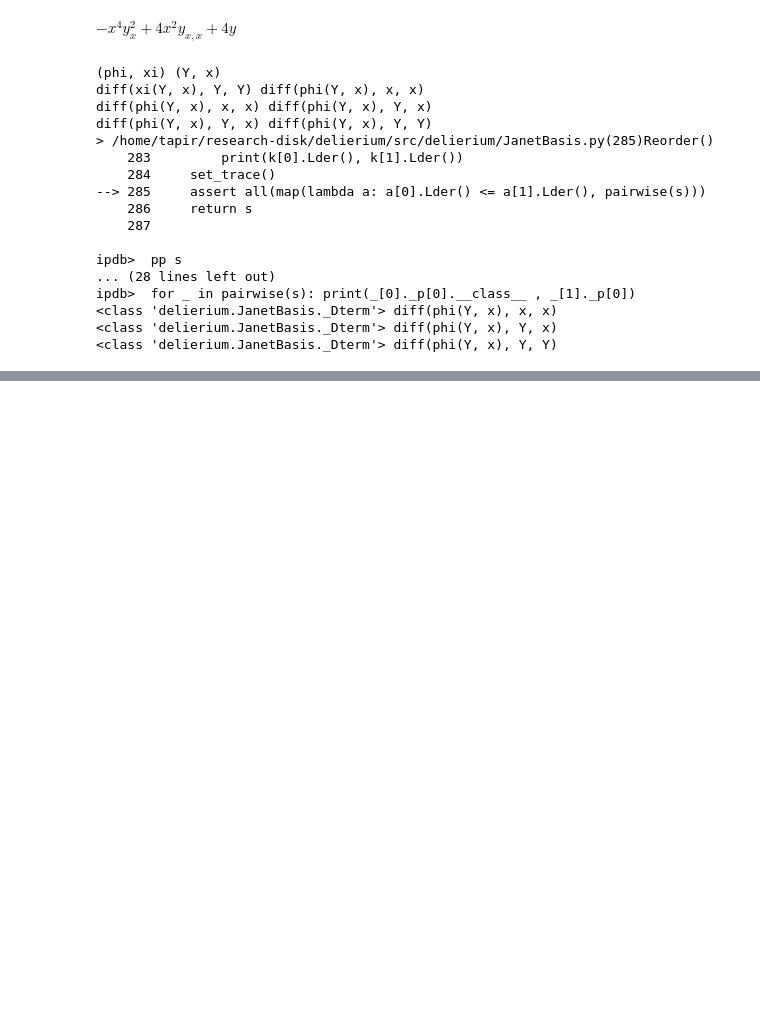
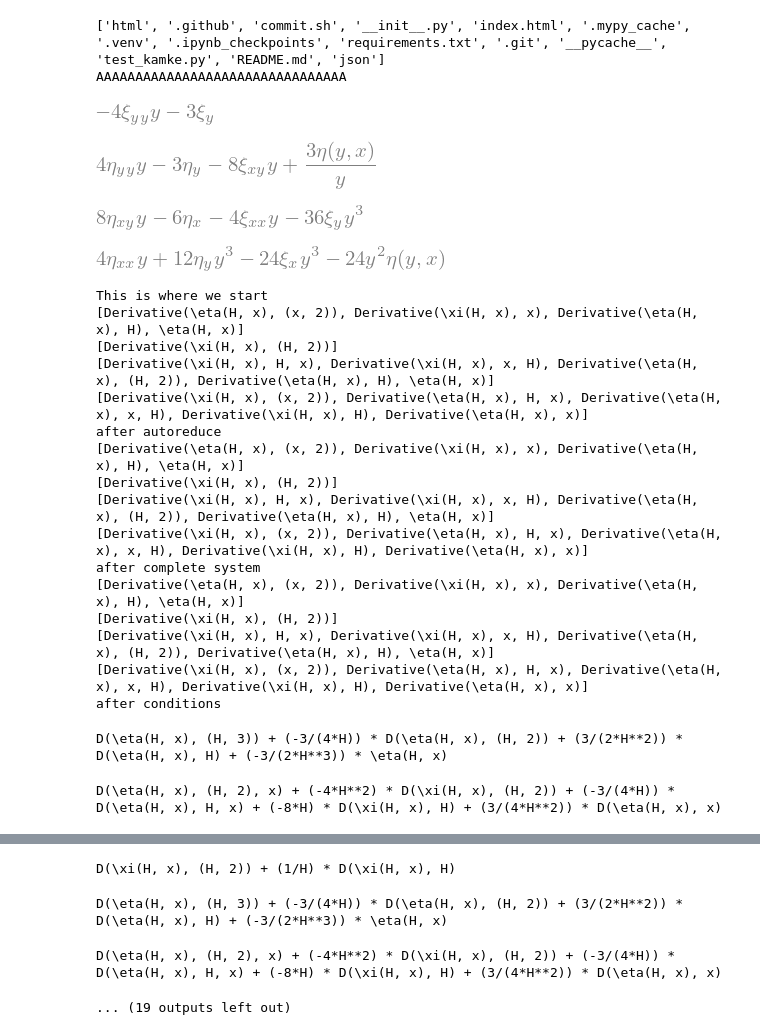
Before and after one commit to tapir442/delierium, a Jupyter notebook: notebooks/Schwarz/Schwarz_5.03.ipynb, the cells around one changed output, grey strips where cells are left out. Cells and saved outputs as stored; diff of their text form; code cells hidden in the pictures; blank space fills up the shorter version.

```diff
--- a/notebooks/Schwarz/Schwarz_5.03.ipynb
+++ b/notebooks/Schwarz/Schwarz_5.03.ipynb
@@ -1,25 +1,31 @@
 # %%
 import sys
-sys.path.insert(0, ".")
+sys.path.insert(0, "../../kamke-test-suite")
 
 import execute_kamke
 execute_kamke.execute_kamke("chapter_6", "kamke_6.159")
 # %% [output]
-$\displaystyle -x^4 y_{x}^2 + 4 x^2 y_{x, x} + 4 y$
-(phi, xi) (Y, x)
-diff(xi(Y, x), Y, Y) diff(phi(Y, x), x, x)
-diff(phi(Y, x), x, x) diff(phi(Y, x), Y, x)
-diff(phi(Y, x), Y, x) diff(phi(Y, x), Y, Y)
-> /home/tapir/research-disk/delierium/src/delierium/JanetBasis.py(285)Reorder()
-    283         print(k[0].Lder(), k[1].Lder())
-    284     set_trace()
---> 285     assert all(map(lambda a: a[0].Lder() <= a[1].Lder(), pairwise(s)))
-    286     return s
-    287
-
-ipdb>  pp s
-... (28 lines left out)
-ipdb>  for _ in pairwise(s): print(_[0]._p[0].__class__ , _[1]._p[0])
-<class 'delierium.JanetBasis._Dterm'> diff(phi(Y, x), x, x)
-<class 'delierium.JanetBasis._Dterm'> diff(phi(Y, x), Y, x)
-<class 'delierium.JanetBasis._Dterm'> diff(phi(Y, x), Y, Y)
+['html', '.github', 'commit.sh', '__init__.py', 'index.html', '.mypy_cache', '.venv', '.ipynb_checkpoints', 'requirements.txt', '.git', '__pycache__', 'test_kamke.py', 'README.md', 'json']
+AAAAAAAAAAAAAAAAAAAAAAAAAAAAAAAA
+[figure, added]
+[figure, added]
+[figure, added]
+[figure, added]
+This is where we start
+[Derivative(\eta(H, x), (x, 2)), Derivative(\xi(H, x), x), Derivative(\eta(H, x), H), \eta(H, x)]
+[Derivative(\xi(H, x), (H, 2))]
+[Derivative(\xi(H, x), H, x), Derivative(\xi(H, x), x, H), Derivative(\eta(H, x), (H, 2)), Derivative(\eta(H, x), H), \eta(H, x)]
+[Derivative(\xi(H, x), (x, 2)), Derivative(\eta(H, x), H, x), Derivative(\eta(H, x), x, H), Derivative(\xi(H, x), H), Derivative(\eta(H, x), x)]
+after autoreduce
+[Derivative(\eta(H, x), (x, 2)), Derivative(\xi(H, x), x), Derivative(\eta(H, x), H), \eta(H, x)]
+[Derivative(\xi(H, x), (H, 2))]
+[Derivative(\xi(H, x), H, x), Derivative(\xi(H, x), x, H), Derivative(\eta(H, x), (H, 2)), Derivative(\eta(H, x), H), \eta(H, x)]
+[Derivative(\xi(H, x), (x, 2)), Derivative(\eta(H, x), H, x), Derivative(\eta(H, x), x, H), Derivative(\xi(H, x), H), Derivative(\eta(H, x), x)]
+after complete system
+[Derivative(\eta(H, x), (x, 2)), Derivative(\xi(H, x), x), Derivative(\eta(H, x), H), \eta(H, x)]
+[Derivative(\xi(H, x), (H, 2))]
+[Derivative(\xi(H, x), H, x), Derivative(\xi(H, x), x, H), Derivative(\eta(H, x), (H, 2)), Derivative(\eta(H, x), H), \eta(H, x)]
+[Derivative(\xi(H, x), (x, 2)), Derivative(\eta(H, x), H, x), Derivative(\eta(H, x), x, H), Derivative(\xi(H, x), H), Derivative(\eta(H, x), x)]
+after conditions
+D(\eta(H, x), (H, 3)) + (-3/(4*H)) * D(\eta(H, x), (H, 2)) + (3/(2*H**2)) * D(\eta(H, x), H) + (-3/(2*H**3)) * \eta(H, x)
+D(\eta(H, x), (H, 2), x) + (-4*H**2) * D(\xi(H, x), (H, 2)) + (-3/(4*H)) * D(\eta(H, x), H, x) + (-8*H) * D(\xi(H, x), H) + (3/(4*H**2)) * D(\eta(H, x), x)
@@ -25,0 +49,4 @@ ipdb>  for _ in pairwise(s): print(_[0]._p[0].__class__ , _[1]._p[0])
+D(\xi(H, x), (H, 2)) + (1/H) * D(\xi(H, x), H)
+D(\eta(H, x), (H, 3)) + (-3/(4*H)) * D(\eta(H, x), (H, 2)) + (3/(2*H**2)) * D(\eta(H, x), H) + (-3/(2*H**3)) * \eta(H, x)
+D(\eta(H, x), (H, 2), x) + (-4*H**2) * D(\xi(H, x), (H, 2)) + (-3/(4*H)) * D(\eta(H, x), H, x) + (-8*H) * D(\xi(H, x), H) + (3/(4*H**2)) * D(\eta(H, x), x)
+... (19 outputs left out)
```
Also changed, not shown: parts of 1 cell of this notebook, 15 other files.
